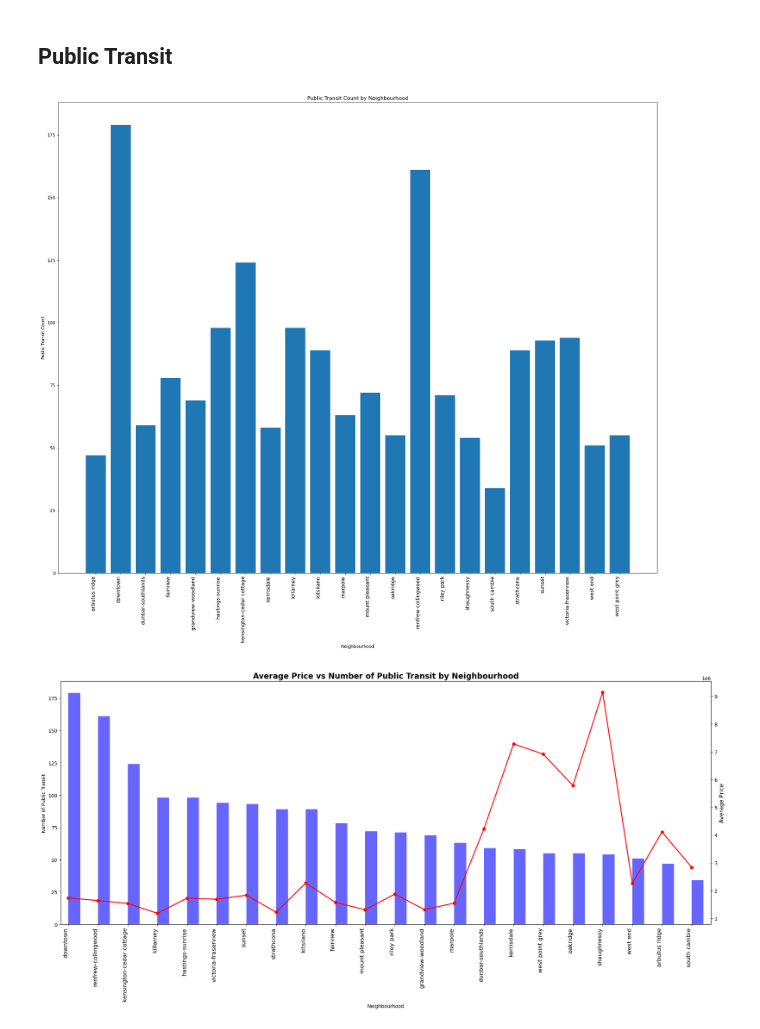
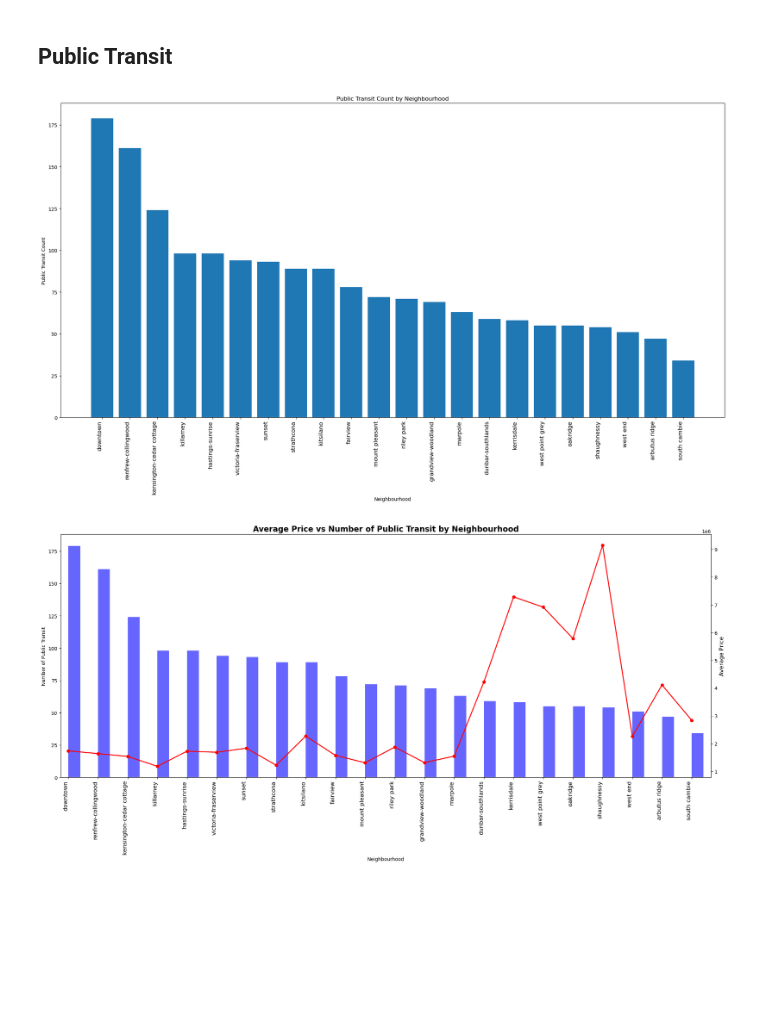
Before and after one commit to Manisha-Gamage/Big-Project---CME538-TechnoSisters, a Jupyter notebook: Codes/EDA/Neatby Feature Vancouver.ipynb, the cells around one changed output. Drawn from its saved outputs; the diff is of its cells as text; code cells hidden in the pictures; blank space fills up the shorter version.

```diff
--- a/Codes/EDA/Neatby Feature Vancouver.ipynb
+++ b/Codes/EDA/Neatby Feature Vancouver.ipynb
@@ -763,19 +764,19 @@ plt.show()
 # %% [markdown]
 ## Public Transit
 # %%
-grouped_data = house_data.groupby('neighbourhood_right')['public_transit_counts'].mean()
+grouped_data = house_data.groupby('neighbourhood_right')['public_transit_counts'].mean().sort_values(ascending=False)
 
 # Bar plot
-plt.figure(figsize=(20, 18))
+plt.figure(figsize=(20, 12))
 plt.bar(grouped_data.index, grouped_data.values)
 plt.xlabel('Neighbourhood')
 plt.ylabel('Public Transit Count')
 plt.title('Public Transit Count by Neighbourhood')
 plt.xticks(rotation=90, ha='right', fontsize=12)
 plt.tight_layout()
 plt.show()
 # %% [output]
-[figure, old version]
+[figure, new version]
 # %%
 neighbourhood_avg_price = house_data.groupby('neighbourhood_right')['price'].mean()
 neighbourhood_transit_counts = house_data.groupby('neighbourhood_right')['public_transit_counts'].mean()
```
Also changed, not shown: parts of 10 cells of this notebook, 1 other file.
